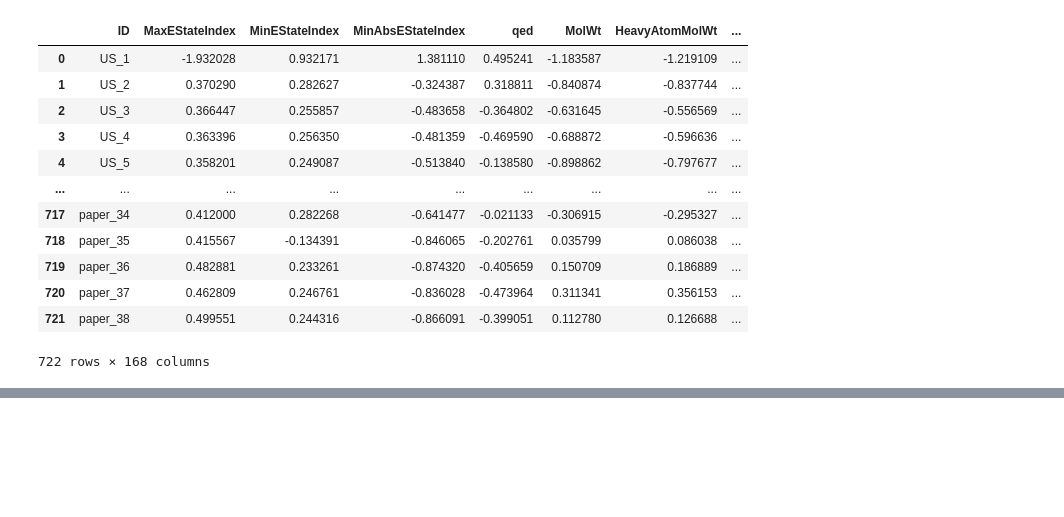
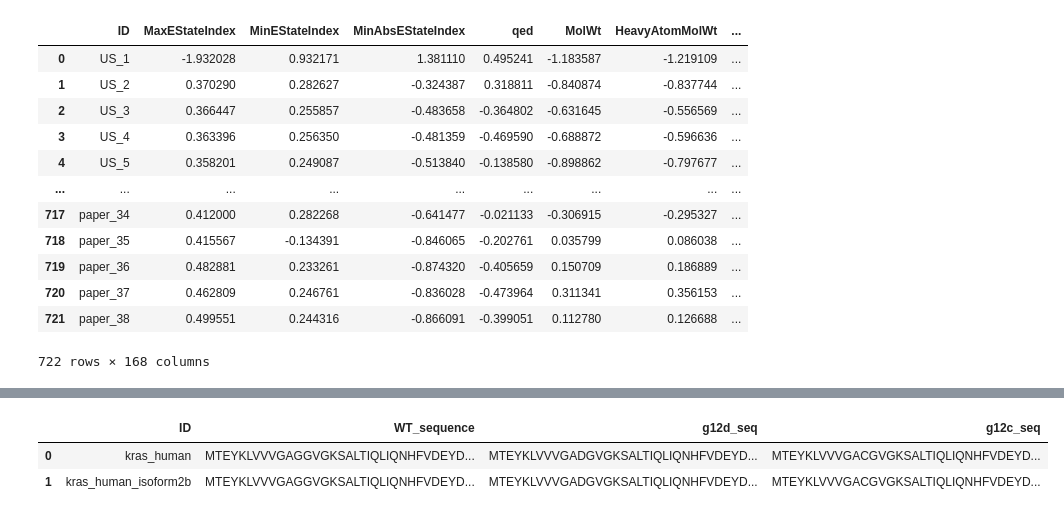
Before and after one commit to sky1ove/tools, a Jupyter notebook: nbs/00_feature.ipynb, the cells around one changed output, grey strips where cells are left out. Cells and saved outputs as stored; diff of their text form; code cells hidden in the pictures; blank space fills up the shorter version.

```diff
--- a/nbs/00_feature.ipynb
+++ b/nbs/00_feature.ipynb
@@ -167,0 +237,8 @@ smi2morgan(df)
+# %%
+df = Data.get_kseq()
+# %%
+df
+# %% [output]
+|  | ID | WT_sequence | g12d_seq | g12c_seq |
+| 0 | kras_human | MTEYKLVVVGAGGVGKSALTIQLIQNHFVDEYD... | MTEYKLVVVGADGVGKSALTIQLIQNHFVDEYD... | MTEYKLVVVGACGVGKSALTIQLIQNHFVDEYD... |
+| 1 | kras_human_isoform2b | MTEYKLVVVGAGGVGKSALTIQLIQNHFVDEYD... | MTEYKLVVVGADGVGKSALTIQLIQNHFVDEYD... | MTEYKLVVVGACGVGKSALTIQLIQNHFVDEYD... |
```
Also changed, not shown: parts of 12 cells of this notebook, 5 other files.
